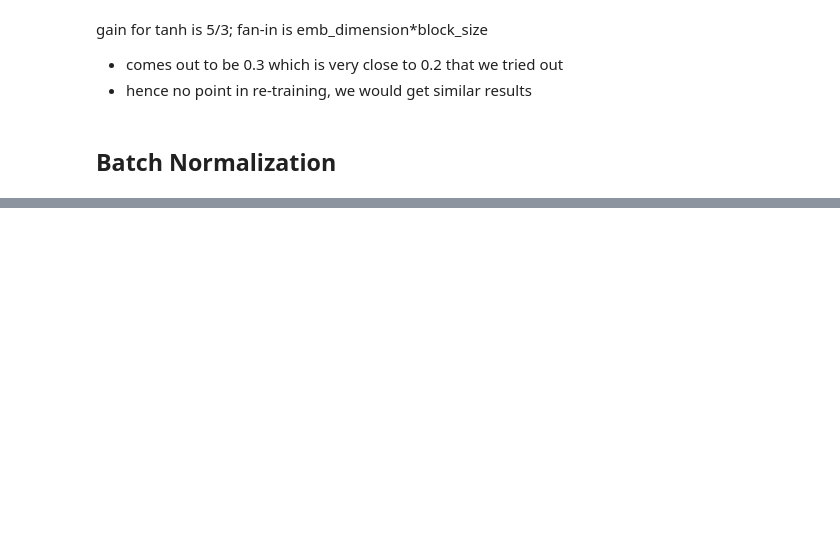
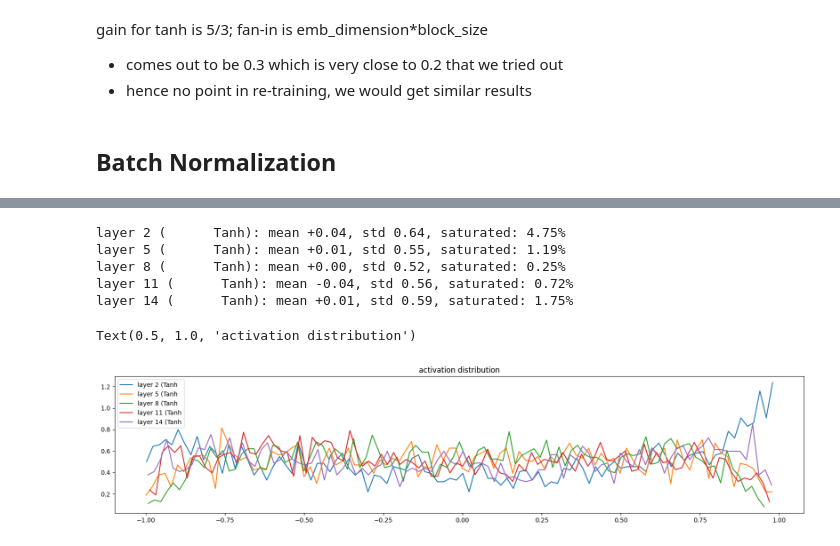
Before and after one commit to Himan13799/LanguageModeling, a Jupyter notebook: MakeMoreNames/nn_pitfalls_mlp2.ipynb, the cells around one changed output, grey strips where cells are left out. Saved outputs shown, nothing was run; the diff lists cells and outputs as text; code cells hidden in the pictures; blank space fills up the shorter version.

```diff
--- a/MakeMoreNames/nn_pitfalls_mlp2.ipynb
+++ b/MakeMoreNames/nn_pitfalls_mlp2.ipynb
@@ -658,0 +948,31 @@ gain for tanh is 5/3; fan-in is emb_dimension*block_size
+# %%
+g = torch.Generator().manual_seed(66449941)
+vocab_size = len(vocab)
+emb_dimensions = 10
+hidden_layer_size = 200
+output_layer_size = vocab_size
+C = torch.randn((vocab_size, emb_dimensions), generator=g)
+W1 = torch.randn((block_size*emb_dimensions, hidden_layer_size), generator = g)
+# b1 = torch.randn(hidden_layer_size, generator=g)
+W2 = torch.randn((hidden_layer_size, output_layer_size), generator = g)*0.01
+b2 = torch.randn((output_layer_size), generator = g)*0
+
+# BN parameters:
+bngamma = torch.ones((1, hidden_layer_size)) # after norm, the 32x200 would be multiplied with gamma 1x200 broadcasted to multiply each row (example) with the same gamma
+bnbeta = torch.zeros((1, hidden_layer_size)) # same broadcasting as gamma
+# also called BN gain and BN bias
+
+# initialize the runnning means of mean, std
+# since initially we have mean 0 and std 1
+bnmean_running = torch.zeros((1, hidden_layer_size))
+bnstd_running = torch.ones((1, hidden_layer_size))
+# donot add to parameters as these don't require grad/training
+
+# also add to parameters list
+parameters = [C, W1, W2, b2, bngamma, bnbeta] # b1 removed
+
+for p in parameters:
+    p.requires_grad = True
+
+total_parameters = sum(p.nelement() for p in parameters)
+total_parameters
@@ -658,0 +1194,21 @@ gain for tanh is 5/3; fan-in is emb_dimension*block_size
+# %%
+# visualize histograms
+plt.figure(figsize=(20, 4)) # width and height of the plot
+legends = []
+for i, layer in enumerate(layers[:-1]): # note: exclude the output layer
+  if isinstance(layer, Tanh):
+    t = layer.out
+    print('layer %d (%10s): mean %+.2f, std %.2f, saturated: %.2f%%' % (i, layer.__class__.__name__, t.mean(), t.std(), (t.abs() > 0.97).float().mean()*100))
+    hy, hx = torch.histogram(t, density=True)
+    plt.plot(hx[:-1].detach(), hy.detach())
+    legends.append(f'layer {i} ({layer.__class__.__name__}')
+plt.legend(legends);
+plt.title('activation distribution')
+# %% [output]
+layer 2 (      Tanh): mean +0.04, std 0.64, saturated: 4.75%
+layer 5 (      Tanh): mean +0.01, std 0.55, saturated: 1.19%
+layer 8 (      Tanh): mean +0.00, std 0.52, saturated: 0.25%
+layer 11 (      Tanh): mean -0.04, std 0.56, saturated: 0.72%
+layer 14 (      Tanh): mean +0.01, std 0.59, saturated: 1.75%
+Text(0.5, 1.0, 'activation distribution')
+[figure, added]
```
Also changed, not shown: parts of 52 cells of this notebook.
